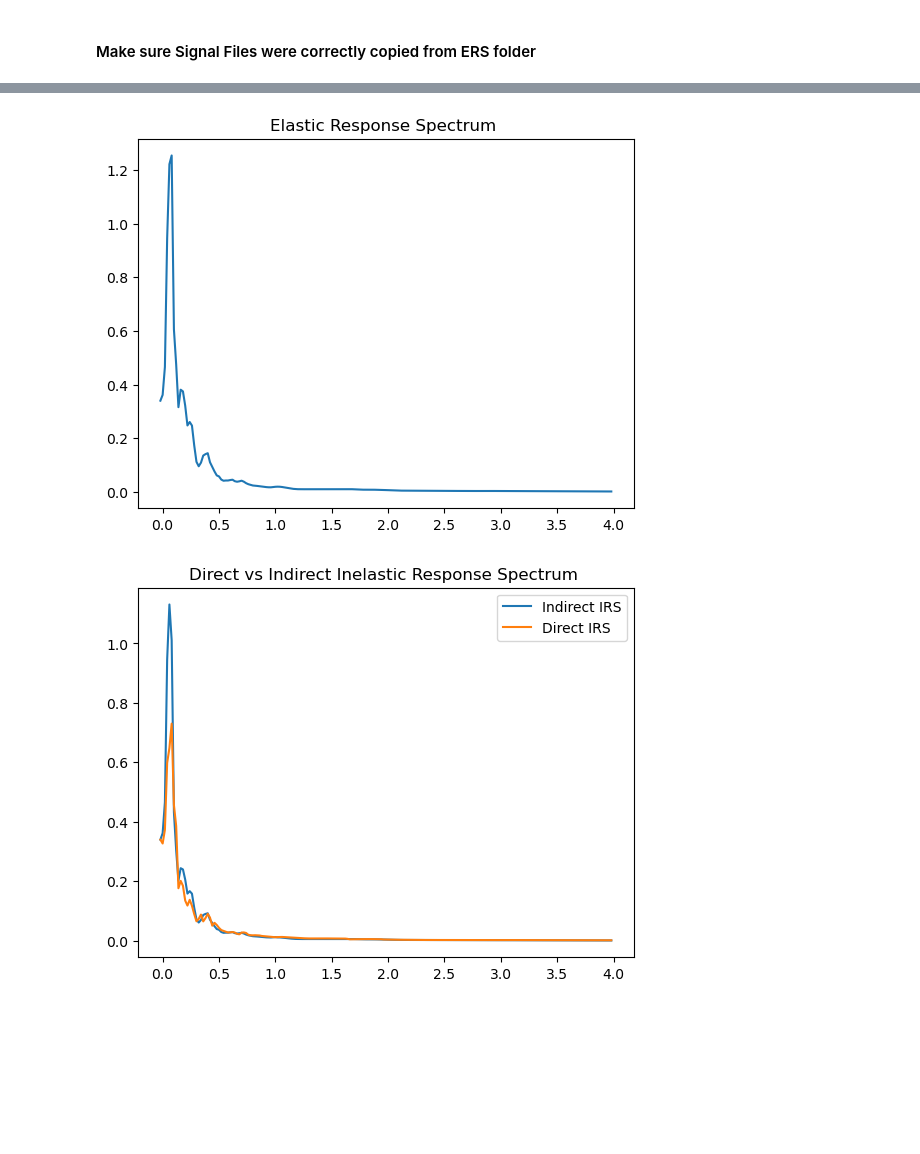
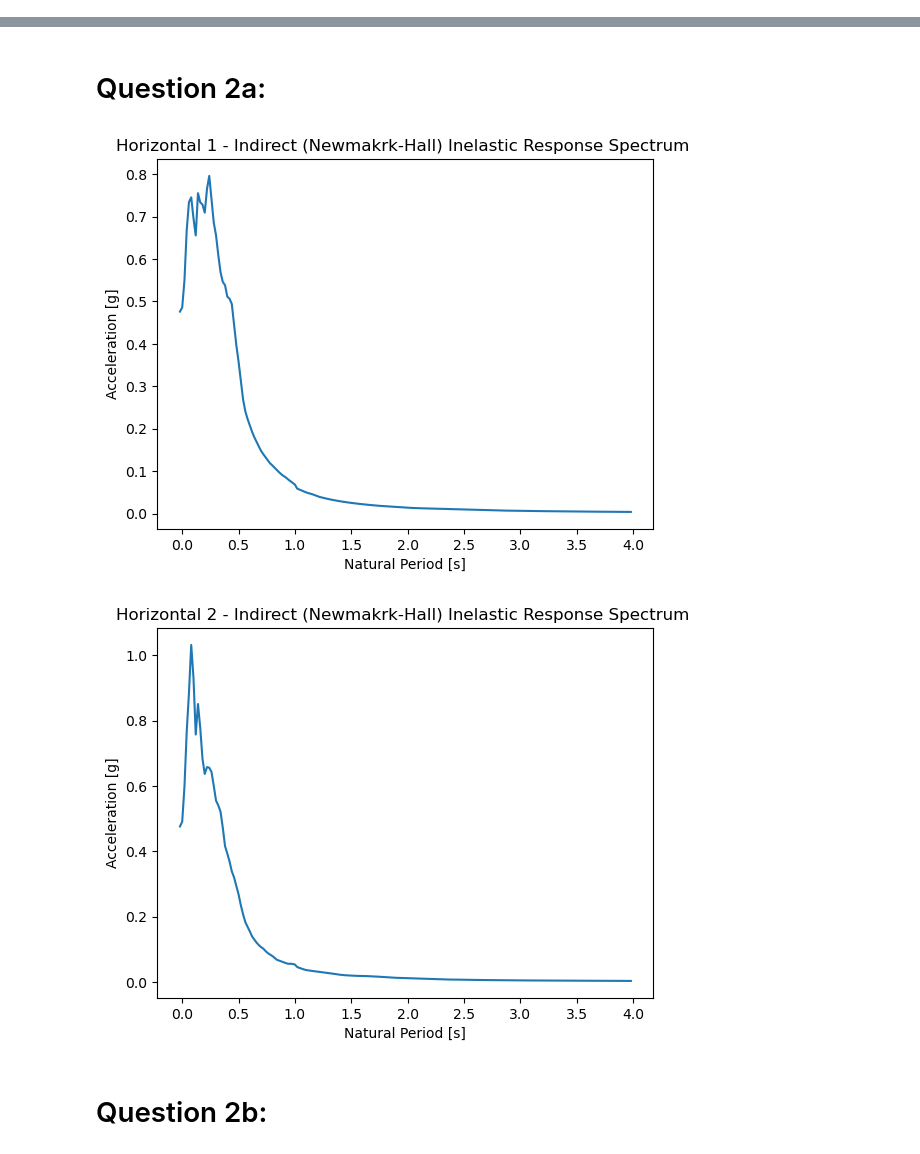
Before and after one commit to Lymone96/CIEM5220-Group2, a Jupyter notebook: 1_SRE/Part 2/Python for Project Work SRE_Part 2/IERS/IERS.ipynb, the cells around one changed output, grey strips where cells are left out. Drawn from its saved outputs; the diff is of its cells as text; code cells hidden in the pictures; blank space fills up the shorter version.

Commit message:
Updated IERS.ipynb (Question 2)

```diff
--- a/1_SRE/Part 2/Python for Project Work SRE_Part 2/IERS/IERS.ipynb
+++ b/1_SRE/Part 2/Python for Project Work SRE_Part 2/IERS/IERS.ipynb
@@ -10,4 +11,2 @@ from scipy.io import loadmat
 
 import IERS_functions as IERS
-# %% [markdown]
-#### Make sure Signal Files were correctly copied from ERS folder
@@ -149,16 +149,38 @@ Calculating for Tn = 3.96
 Calculating for Tn = 3.98
 Calculating for Tn = 4.0
 Done
+# %% [markdown]
+# Question 2a:
 # %%
-plt.plot(Tn,SA_el)
-plt.title("Elastic Response Spectrum ")
+# Directly Import Mean ERS as previously computed
+# Note: Mean accelerations are stored in [m/s^2] in the xlsx files.
+df_SA_el_hor1_mean = pd.read_excel('ERS_Means/SA_el_hor1_mean.xlsx', engine='openpyxl')
+df_SA_el_hor2_mean = pd.read_excel('ERS_Means/SA_el_hor2_mean.xlsx', engine='openpyxl')
+df_SA_el_ver_mean = pd.read_excel('ERS_Means/SA_el_ver_mean.xlsx', engine='openpyxl')
+
+# Create variable from dataframe
+# In order to keep units consistent between plots they are hereby converted to [g]
+SA_el_hor1_mean = df_SA_el_hor1_mean.iloc[:,2]/9.81
+SA_el_hor2_mean = df_SA_el_hor2_mean.iloc[:,2]/9.81
+
+# Compute reduced spectra
+SA_in_ind_hor1_mean = np.zeros(201)
+SA_in_ind_hor2_mean = np.zeros(201)
+for i in range(201):
+    SA_in_ind_hor1_mean[i] = SA_el_hor1_mean[i] / Ry[i]
+    SA_in_ind_hor2_mean[i] = SA_el_hor2_mean[i] / Ry[i]
+
+plt.plot(Tn,SA_in_ind_hor1_mean)
+plt.title("Horizontal 1 - Indirect (Newmakrk-Hall) Inelastic Response Spectrum ")
+plt.xlabel('Natural Period [s]')
+plt.ylabel('Acceleration [g]')
 plt.show()
 
-plt.plot(Tn,SA_in_ind, label='Indirect IRS')
-plt.plot(Tn,SA_in_dir, label="Direct IRS")
-plt.title("Direct vs Indirect Inelastic Response Spectrum ")
-plt.legend()
+plt.plot(Tn,SA_in_ind_hor2_mean)
+plt.title("Horizontal 2 - Indirect (Newmakrk-Hall) Inelastic Response Spectrum ")
+plt.xlabel('Natural Period [s]')
+plt.ylabel('Acceleration [g]')
 plt.show()
 # %% [output]
-[figure, old version]
+[figure, new version]
-[figure, old version]
+[figure, new version]
@@ -166,0 +187,2 @@ plt.show()
+# %% [markdown]
+# Question 2b:
```
Also changed, not shown: parts of 9 cells of this notebook, 26 other files.
